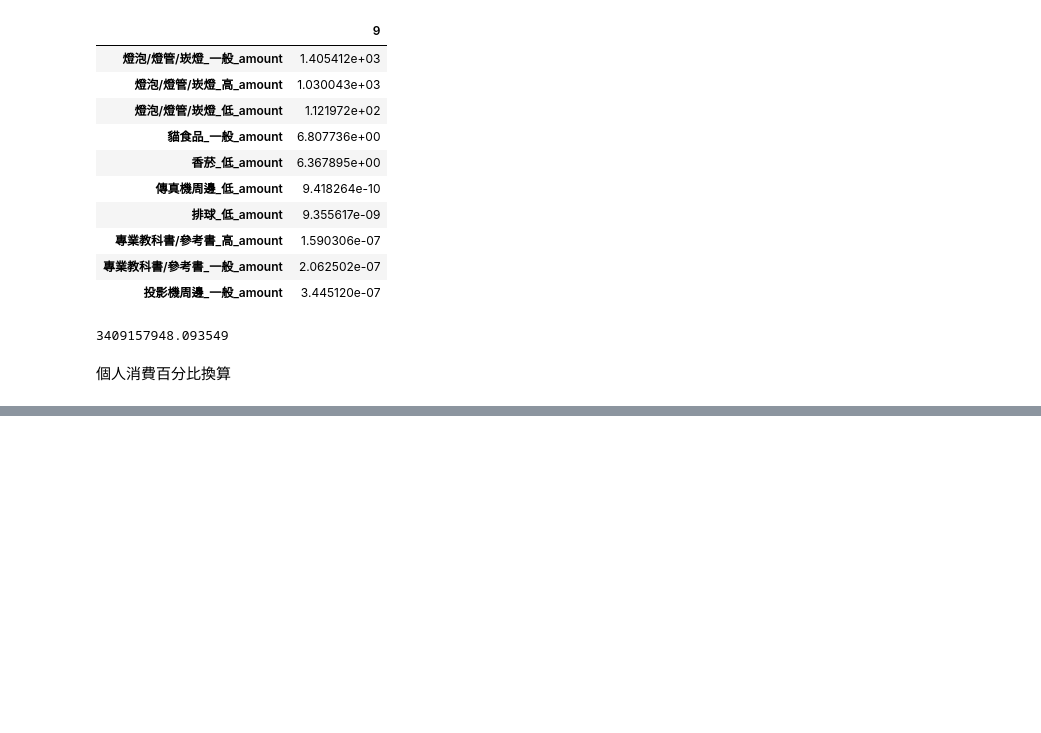
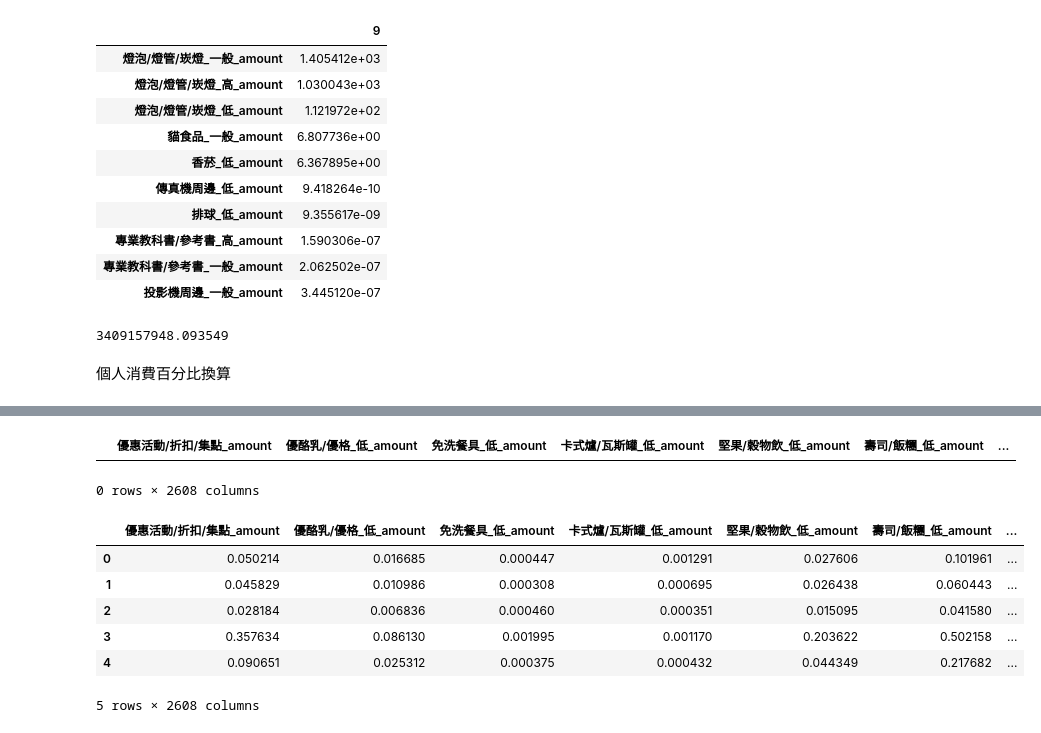
Before and after one commit to DylanJoo/codes.customer.characteristics, a Jupyter notebook: NMF.ipynb, the cells around one changed output, grey strips where cells are left out. Drawn from its saved outputs; the diff is of its cells as text; code cells hidden in the pictures; blank space fills up the shorter version.

```diff
--- a/NMF.ipynb
+++ b/NMF.ipynb
@@ -277,0 +260,29 @@ df_2020.loc[]
+# %%
+#全部都是0的會出現NA
+df_2020p = df_2020.div(df_2020.sum(axis=1), axis= 0, fill_value= None)
+df_2020p= df_2020p.round(8)
+df_2020p= df_2020p.fillna(0.0)
+# %%
+#Check na
+#np.isnan(df_2020p).any
+#np.isfinite(df_2020p).all
+df_2020p[df_2020p.isnull().T.any()]
+# %% [output]
+|  | 優惠活動/折扣/集點_amount | 優酪乳/優格_低_amount | 免洗餐具_低_amount | 卡式爐/瓦斯罐_低_amount | 堅果/穀物飲_低_amount | 壽司/飯糰_低_amount | ... |
+0 rows × 2608 columns
+# %%
+K = 5
+nmf = NMF(n_components= K, beta_loss= 'frobenius', init='random', l1_ratio = 1) #nndsvd更適用於sparse factorization
+W = nmf.fit_transform(df_2020p)
+H = nmf.components_
+# %%
+df_H = pd.DataFrame(H, columns=df_2020p.columns)
+df_H
+# %% [output]
+|  | 優惠活動/折扣/集點_amount | 優酪乳/優格_低_amount | 免洗餐具_低_amount | 卡式爐/瓦斯罐_低_amount | 堅果/穀物飲_低_amount | 壽司/飯糰_低_amount | ... |
+| 0 | 0.050214 | 0.016685 | 0.000447 | 0.001291 | 0.027606 | 0.101961 | ... |
+| 1 | 0.045829 | 0.010986 | 0.000308 | 0.000695 | 0.026438 | 0.060443 | ... |
+| 2 | 0.028184 | 0.006836 | 0.000460 | 0.000351 | 0.015095 | 0.041580 | ... |
+| 3 | 0.357634 | 0.086130 | 0.001995 | 0.001170 | 0.203622 | 0.502158 | ... |
+| 4 | 0.090651 | 0.025312 | 0.000375 | 0.000432 | 0.044349 | 0.217682 | ... |
+5 rows × 2608 columns
```
Also changed, not shown: parts of 4 cells of this notebook.
